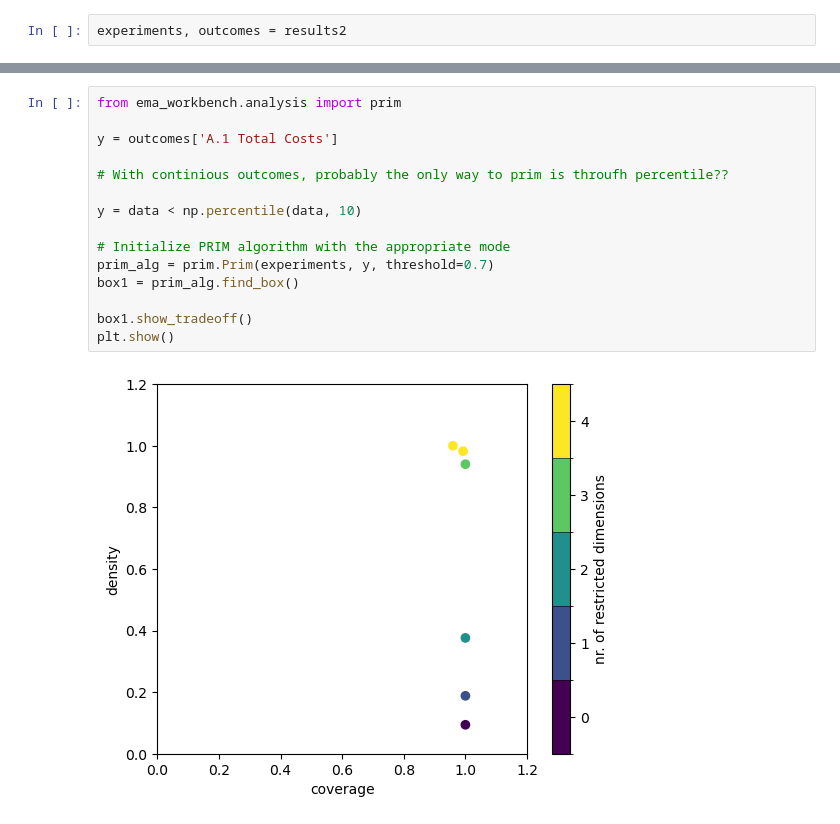
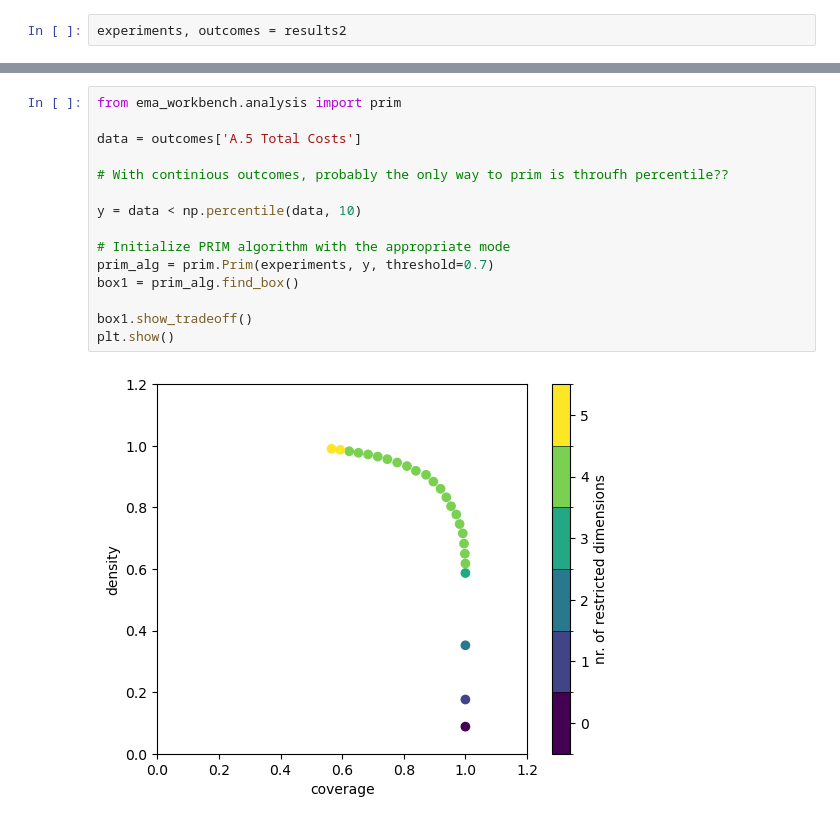
Before and after one commit to yhienz/epa141A_group3, a Jupyter notebook: final assignment/Experiments/Robust Decision Making (RDM).ipynb, the cells around one changed output, grey strips where cells are left out. Drawn from its saved outputs; the diff is of its cells as text.

```diff
--- a/final assignment/Experiments/Robust Decision Making (RDM).ipynb
+++ b/final assignment/Experiments/Robust Decision Making (RDM).ipynb
@@ -34,20 +36,20 @@ outcomes
 # %%
 from ema_workbench.analysis import prim
 
-y = outcomes['A.1 Total Costs']
+data = outcomes['A.5 Total Costs']
 
 # With continious outcomes, probably the only way to prim is throufh percentile??
 
 y = data < np.percentile(data, 10)
 
 # Initialize PRIM algorithm with the appropriate mode
 prim_alg = prim.Prim(experiments, y, threshold=0.7)
 box1 = prim_alg.find_box()
 
 box1.show_tradeoff()
 plt.show()
 # %% [output]
-[figure, old version]
+[figure, new version]
 # %%
 box1.inspect(style='graph')
 plt.show()
```
Also changed, not shown: parts of 3 cells of this notebook, 4 other files.
